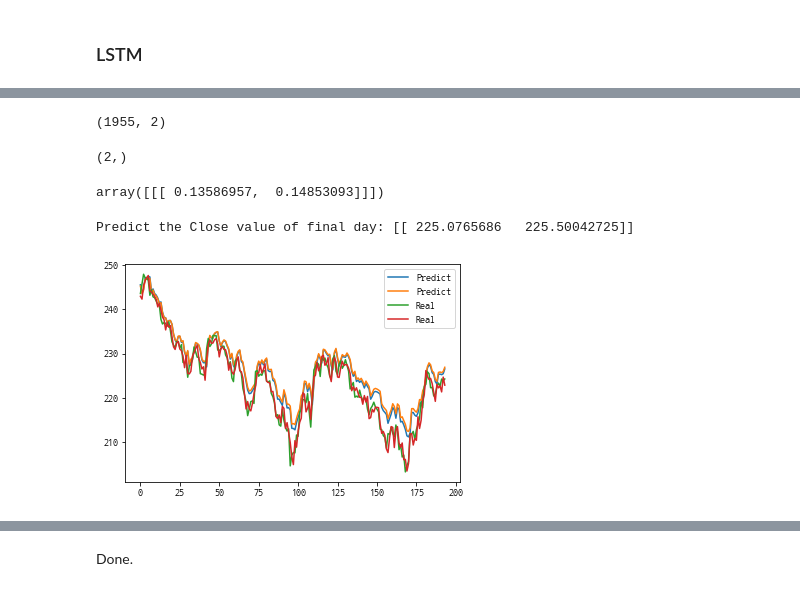
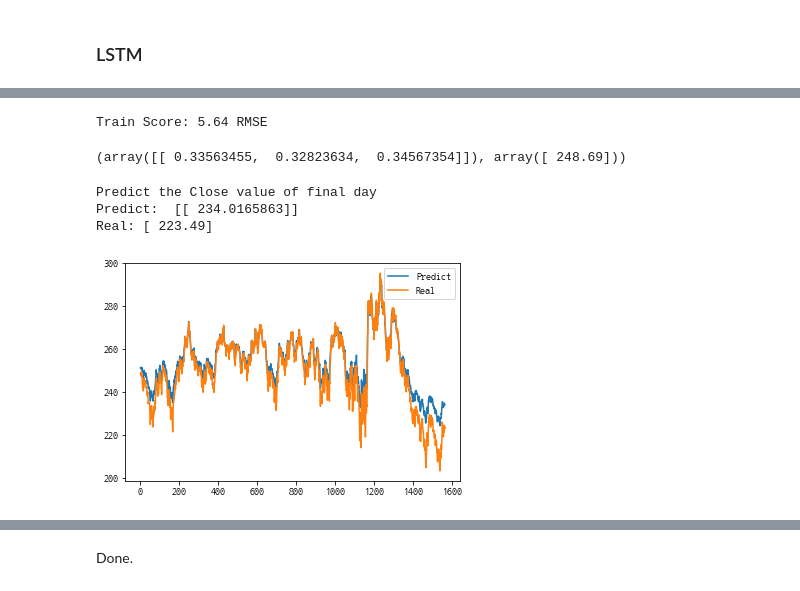
Before and after one commit to pydemia/NLP, a Jupyter notebook: lstm.ipynb, the cells around one changed output, grey strips where cells are left out. Saved outputs shown, nothing was run; the diff lists cells and outputs as text; code cells hidden in the pictures.

```diff
--- a/lstm.ipynb
+++ b/lstm.ipynb
@@ -130,5 +112,5 @@ nptf = scaler.fit_transform(nparr)
 # %%
-def preprocessor(filename, x_col=None, y_col=None, test_ratio=.9, look_back=1):
+def preprocessor(filename, x_col=None, y_col=None, test_ratio=.5, look_back=1):
 
     ndimX = len(x_col)
     ndimY = len(y_col)
@@ -156,7 +138,12 @@ def preprocessor(filename, x_col=None, y_col=None, test_ratio=.9, look_back=1):
     trainY, testY = nptf_Y[:train_size], nptf_Y[train_size:]
     print('Y :', len(trainY), len(testY))
 
-    return trainX, trainY, testX, testY
+    # reshape input to be [samples, time steps, features]
+    trainX = trainX.reshape(trainX.shape[0], look_back, trainX.shape[1])
+    testX = testX.reshape((testX.shape[0], look_back, testX.shape[1]))
+
+
+    return scaler, trainX, trainY, testX, testY
 # %%
-trainX, trainY, testX, testY = preprocessor('/kospi200_20100101_20171128.csv', x_col=['Open', 'High'], y_col=['Close'], test_ratio=.2, look_back=1)
+scaler, trainX, trainY, testX, testY = preprocessor('/kospi200_20100101_20171128.csv', x_col=['Open', 'High', 'Low'], y_col=['Close'], test_ratio=.8, look_back=1)
 # %% [output]
@@ -173,19 +160,11 @@ array([ 0.94212314])
 # %%
-# reshape input to be [samples, time steps, features]
-#trainX = np.reshape(trainX, (trainX.shape[0], 1, trainX.shape[1]))
-#testX = np.reshape(testX, (testX.shape[0], 1, testX.shape[1]))
+ndim = trainX.shape[2]
 
 # simple lstm network learning
 model = Sequential()
 model.add(LSTM(4, input_shape=(look_back, ndim)))
-model.add(Dense(ndim))
+model.add(Dense(trainY.shape[1]))
+#model.add(Flatten())
 model.compile(loss='mean_squared_error', optimizer='adam')
 model.fit(trainX, trainY, epochs=10, batch_size=2, verbose=2)
-
-# make prediction
-testPredict = model.predict(testX)
-testPredict = scaler.inverse_transform(testPredict)
-testY = scaler.inverse_transform(testY)
-testScore = math.sqrt(mean_squared_error(testY, testPredict))
-print('Train Score: %.2f RMSE' % testScore)
 # %% [output]
@@ -193,31 +192,36 @@ ValueError: Error when checking input: expected lstm_10_input to have 3 dimensio
-# %%
-nptf.shape
-# %% [output]
-(1955, 2)
-# %%
-nptf[-1].shape
-# %% [output]
-(2,)
-# %%
-lastX
-# %% [output]
-array([[[ 0.13586957,  0.14853093]]])
+# %%
+# make prediction
+testPredict = model.predict(testX)
+testPredict = scaler.inverse_transform(testPredict)
+testY = scaler.inverse_transform(testY)
+testScore = math.sqrt(mean_squared_error(testY, testPredict))
+print('Train Score: %.2f RMSE' % testScore)
+# %% [output]
+Train Score: 5.64 RMSE
+# %%
+testX[0], testY[0]
+# %% [output]
+(array([[ 0.33563455,  0.32823634,  0.34567354]]), array([ 248.69]))
 # %%
 # predict last value (or tomorrow?)
-lastX = nptf[-1]
+lastX = testX[-1]
 lastX = lastX.reshape((1, look_back, ndim))
 lastY = model.predict(lastX)
 lastY = scaler.inverse_transform(lastY)
-print('Predict the Close value of final day:', lastY)  # 데이터 입력 마지막 다음날 종가 예측
+print('Predict the Close value of final day')
+print('Predict: ', lastY)  # 데이터 입력 마지막 다음날 종가 예측
+print('Real:', testY[-1])
 
 # plot
 plt.plot(testPredict, label='Predict')
 plt.plot(testY, label='Real')
 plt.legend()
 plt.show()
 # %% [output]
-Predict the Close value of final day: [[ 225.0765686   225.50042725]]
+Predict the Close value of final day
+Predict:  [[ 234.0165863]]
+Real: [ 223.49]
-[figure, old version]
+[figure, new version]
 # %%
 # plot
 plt.plot(testPredict, label='Predict')
```
Also changed, not shown: parts of 7 cells of this notebook.
